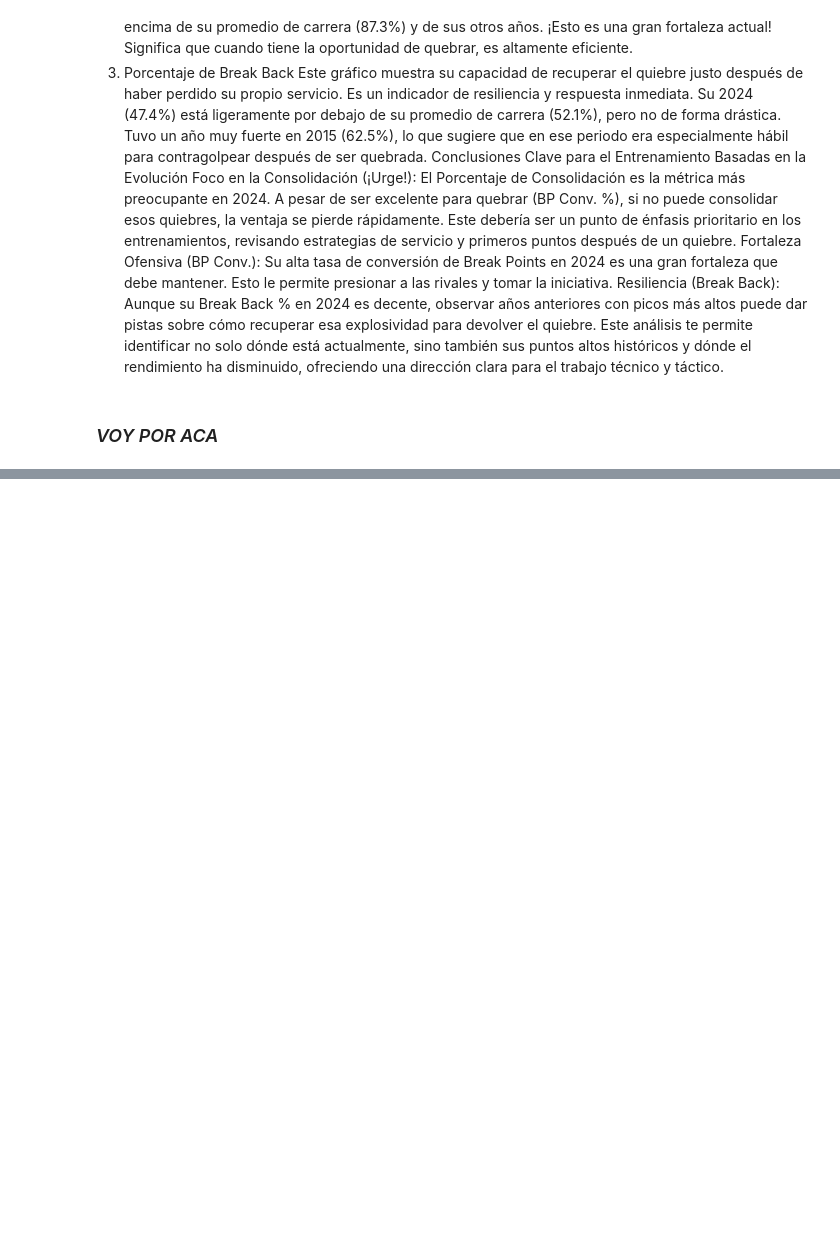
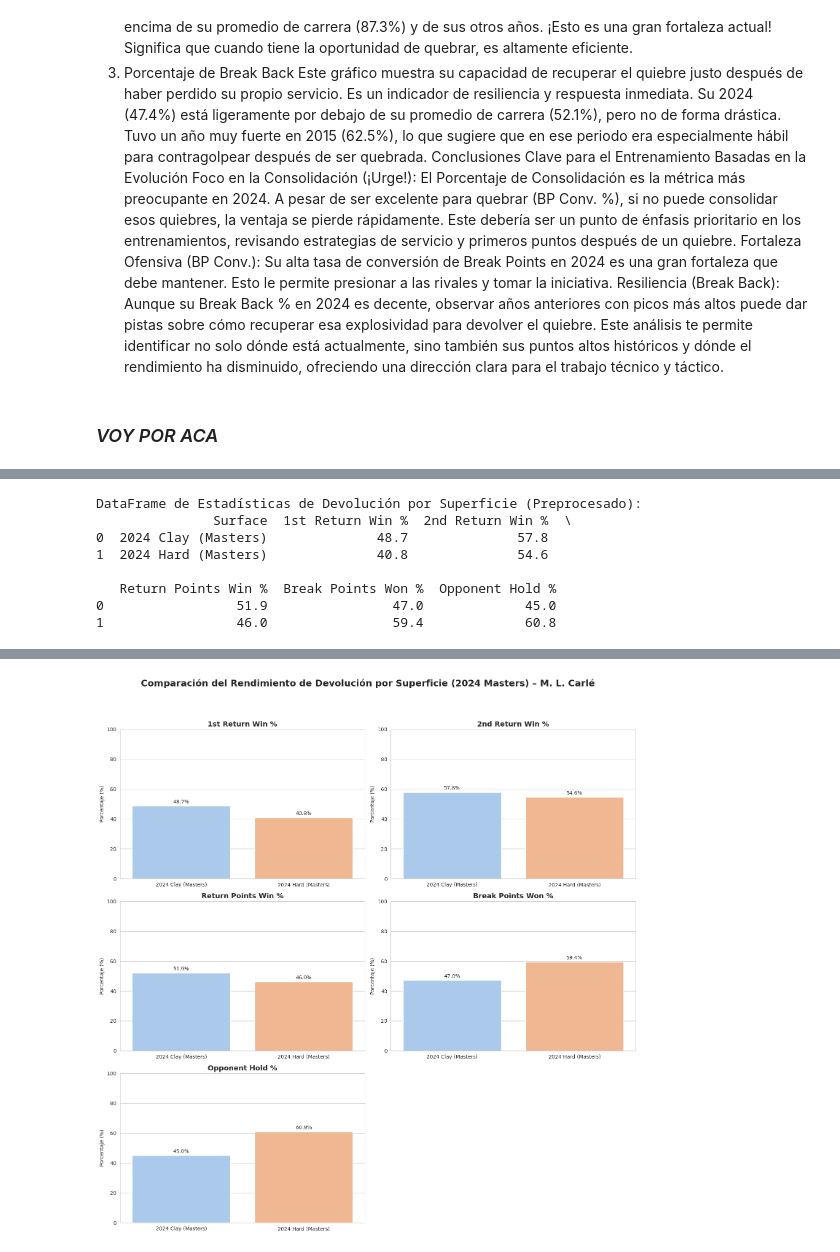
Before and after one commit to roreravi/kevin, a Jupyter notebook: tennis/carle_v2.ipynb, the cells around one changed output, grey strips where cells are left out. Drawn from its saved outputs; the diff is of its cells as text; code cells hidden in the pictures; blank space fills up the shorter version.

```diff
--- a/tennis/carle_v2.ipynb
+++ b/tennis/carle_v2.ipynb
@@ -1924,0 +2115,79 @@ Próximos Pasos
+# %%
+import pandas as pd
+import matplotlib.pyplot as plt
+import seaborn as sns
+import numpy as np
+
+return_stats_raw = {
+    "2024 Clay (Masters)": {
+        "1st Return Win %": 48.7,
+        "2nd Return Win %": 57.8,
+        "Return Points Win %": 51.9,
+        "Break Points Won %": 47.0,
+        "Opponent Hold %": 45.0
+    },
+    "2024 Hard (Masters)": {
+        "1st Return Win %": 40.8,
+        "2nd Return Win %": 54.6,
+        "Return Points Win %": 46.0,
+        "Break Points Won %": 59.4,
+        "Opponent Hold %": 60.8
+    }
+}
+
+# Convertir el diccionario a DataFrame, donde las claves del diccionario son el índice
+df_return_stats = pd.DataFrame(return_stats_raw).T
+
+# Resetear el índice para que la superficie sea una columna
+df_return_stats = df_return_stats.reset_index().rename(columns={'index': 'Surface'})
+
+print("DataFrame de Estadísticas de Devolución por Superficie (Preprocesado):")
+print(df_return_stats)
+
+# --- VISUALIZACIÓN: Comparación de Estadísticas de Devolución por Superficie ---
+
+# Definir las métricas a visualizar
+metrics_to_plot_return = [
+    "1st Return Win %", "2nd Return Win %", "Return Points Win %",
+    "Break Points Won %", "Opponent Hold %"
+]
+
+# Configurar el estilo de los gráficos
+sns.set_style("whitegrid")
+colors = sns.color_palette("pastel") # Una paleta de colores diferente pero complementaria para devolución
+
+fig, axes = plt.subplots(nrows=3, ncols=2, figsize=(15, 15)) # Ajustar el tamaño del subplot grid
+fig.suptitle("Comparación del Rendimiento de Devolución por Superficie (2024 Masters) – M. L. Carlé", fontsize=18, fontweight='bold', y=1.02)
+axes = axes.flatten() # Aplanar el array de ejes para iterar fácilmente
+
+# Eliminar el último subplot vacío si es necesario (para 5 métricas en 3x2 grid)
+if len(metrics_to_plot_return) < len(axes):
+    for i in range(len(metrics_to_plot_return), len(axes)):
+        fig.delaxes(axes[i])
+
+for i, metric in enumerate(metrics_to_plot_return):
+    ax = axes[i]
+    sns.barplot(x='Surface', y=metric, data=df_return_stats, ax=ax, palette=colors)
+    ax.set_title(metric, fontsize=14, fontweight='bold')
+    ax.set_xlabel("") # Ocultar etiqueta de eje X para cada subplot
+    ax.set_ylabel("Porcentaje (%)", fontsize=10)
+
+    # Ajustar límites Y para porcentajes (0-100)
+    ax.set_ylim(0, 100)
+
+    # Añadir valores en las barras
+    for container in ax.containers:
+        labels = [f'{v.get_height():.1f}%' for v in container]
+        ax.bar_label(container, labels=labels, label_type='edge', fontsize=10, padding=3)
+
+plt.tight_layout(rect=[0, 0, 1, 0.98]) # Ajustar para el título principal
+plt.show()
+# %% [output]
+DataFrame de Estadísticas de Devolución por Superficie (Preprocesado):
+               Surface  1st Return Win %  2nd Return Win %  \
+0  2024 Clay (Masters)              48.7              57.8
+1  2024 Hard (Masters)              40.8              54.6
+
+   Return Points Win %  Break Points Won %  Opponent Hold %
+0                 51.9                47.0             45.0
+1                 46.0                59.4             60.8
@@ -1924,0 +2213 @@ Próximos Pasos
+[figure, added]
```
Also changed, not shown: parts of 24 cells of this notebook.
